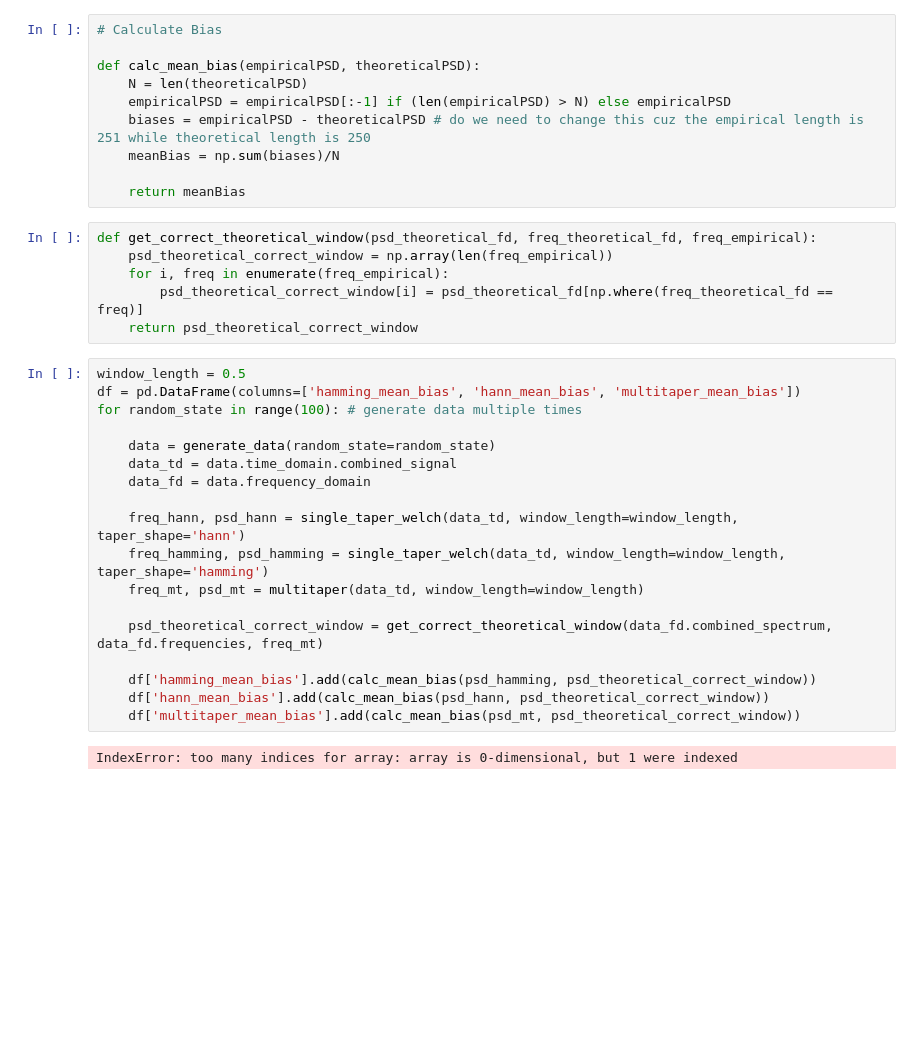
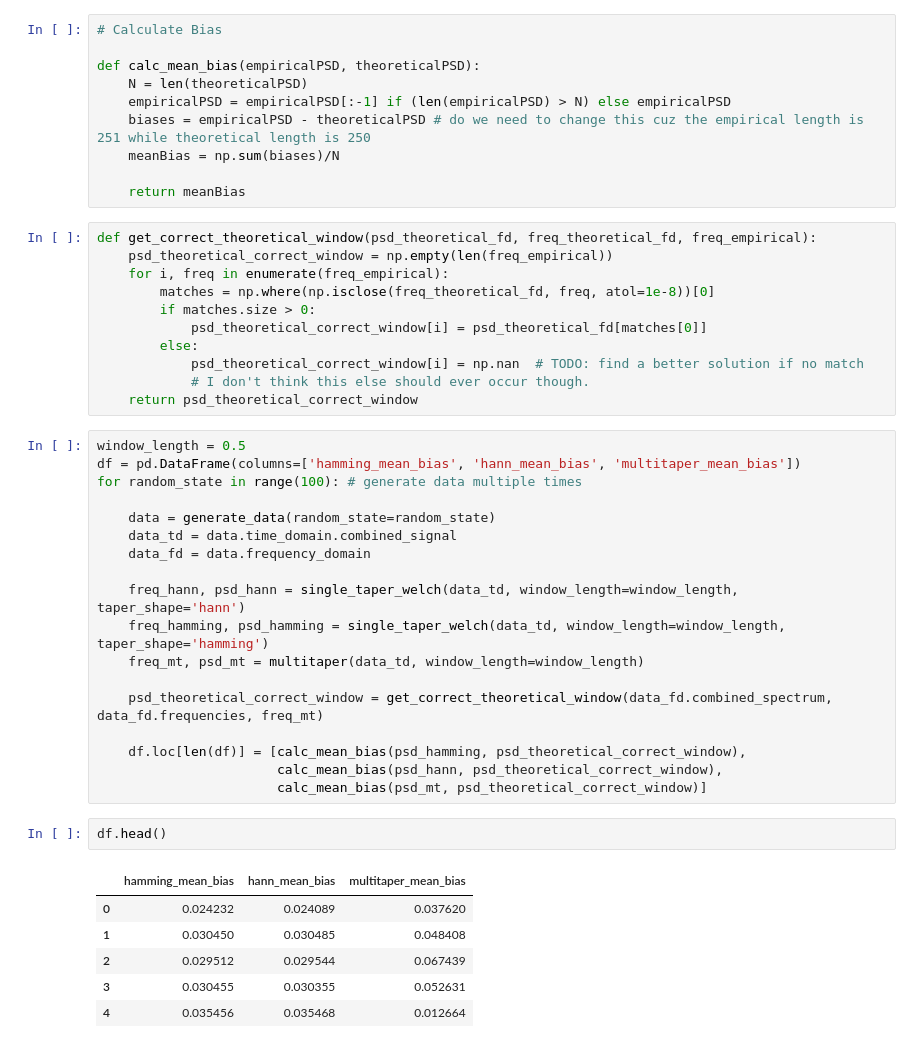
Before and after one commit to anika-kum/spectral-analysis-comparison, a Jupyter notebook: final_taper_comparison.ipynb, the cells around one changed output. Saved outputs shown, nothing was run; the diff lists cells and outputs as text; blank space fills up the shorter version.

Commit message:
fixed bias error

```diff
--- a/final_taper_comparison.ipynb
+++ b/final_taper_comparison.ipynb
@@ -130,9 +130,14 @@ def calc_mean_bias(empiricalPSD, theoreticalPSD):
     return meanBias
 # %%
 def get_correct_theoretical_window(psd_theoretical_fd, freq_theoretical_fd, freq_empirical):
-    psd_theoretical_correct_window = np.array(len(freq_empirical))
+    psd_theoretical_correct_window = np.empty(len(freq_empirical))
     for i, freq in enumerate(freq_empirical):
-        psd_theoretical_correct_window[i] = psd_theoretical_fd[np.where(freq_theoretical_fd == freq)]
+        matches = np.where(np.isclose(freq_theoretical_fd, freq, atol=1e-8))[0]
+        if matches.size > 0:
+            psd_theoretical_correct_window[i] = psd_theoretical_fd[matches[0]]
+        else:
+            psd_theoretical_correct_window[i] = np.nan  # TODO: find a better solution if no match
+            # I don't think this else should ever occur though.
     return psd_theoretical_correct_window
 # %%
 window_length = 0.5
@@ -149,8 +154,15 @@ for random_state in range(100): # generate data multiple times
 
     psd_theoretical_correct_window = get_correct_theoretical_window(data_fd.combined_spectrum, data_fd.frequencies, freq_mt)
 
-    df['hamming_mean_bias'].add(calc_mean_bias(psd_hamming, psd_theoretical_correct_window))
-    df['hann_mean_bias'].add(calc_mean_bias(psd_hann, psd_theoretical_correct_window))
-    df['multitaper_mean_bias'].add(calc_mean_bias(psd_mt, psd_theoretical_correct_window))
+    df.loc[len(df)] = [calc_mean_bias(psd_hamming, psd_theoretical_correct_window),
+                       calc_mean_bias(psd_hann, psd_theoretical_correct_window),
+                       calc_mean_bias(psd_mt, psd_theoretical_correct_window)]
-# %% [output]
-IndexError: too many indices for array: array is 0-dimensional, but 1 were indexed
+# %%
+df.head()
+# %% [output]
+|  | hamming_mean_bias | hann_mean_bias | multitaper_mean_bias |
+| 0 | 0.024232 | 0.024089 | 0.037620 |
+| 1 | 0.030450 | 0.030485 | 0.048408 |
+| 2 | 0.029512 | 0.029544 | 0.067439 |
+| 3 | 0.030455 | 0.030355 | 0.052631 |
+| 4 | 0.035456 | 0.035468 | 0.012664 |
```
